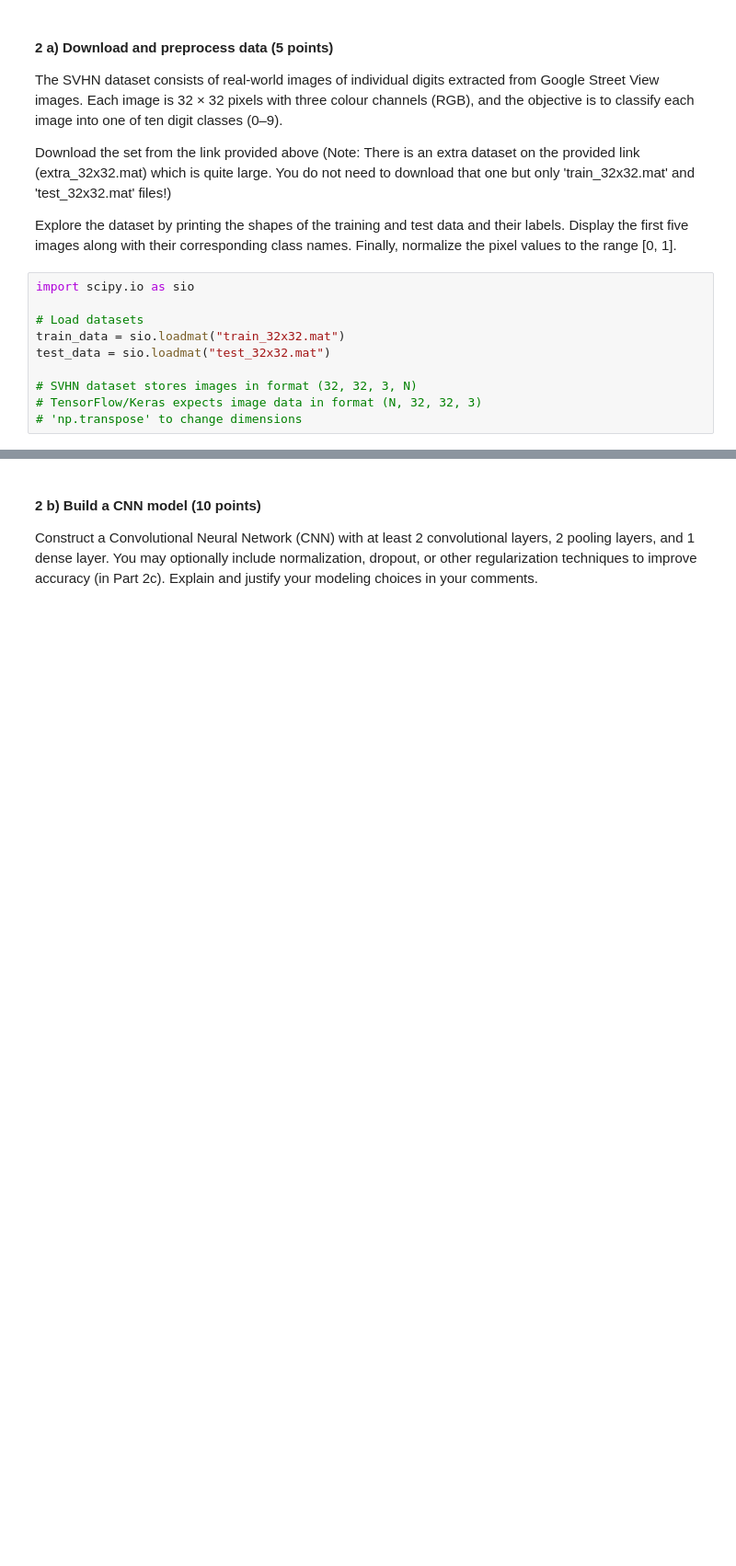
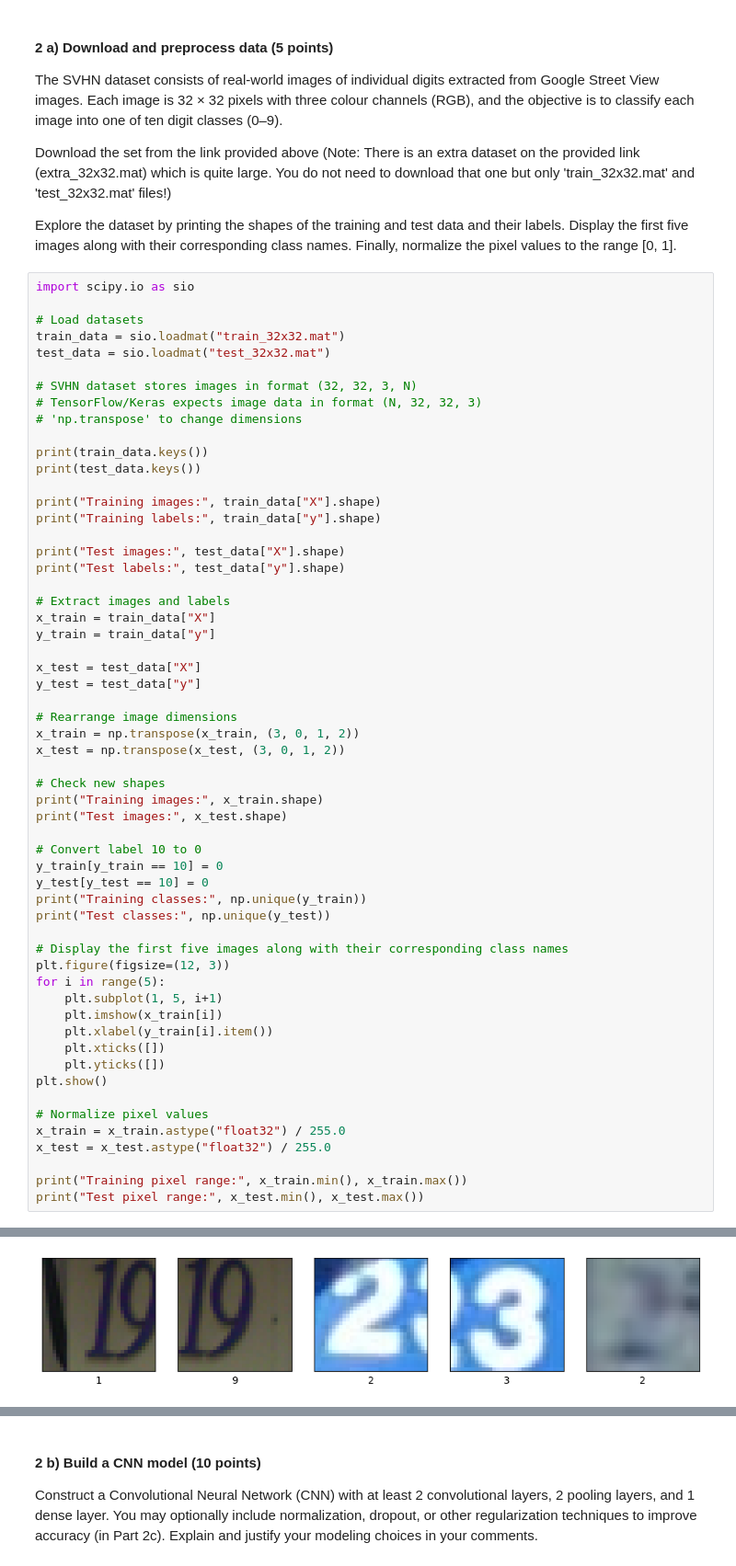
Before and after one commit to cloverco3la/GRA-41624-Deep-Learning, a Jupyter notebook: project-GRA4162-fall2026.ipynb, the cells around one changed output, grey strips where cells are left out. Shown at 92% size. Cells and saved outputs as stored; diff of their text form; blank space fills up the shorter version.

```diff
--- a/project-GRA4162-fall2026.ipynb
+++ b/project-GRA4162-fall2026.ipynb
@@ -294,3 +432,51 @@ test_data = sio.loadmat("test_32x32.mat")
 # SVHN dataset stores images in format (32, 32, 3, N)
 # TensorFlow/Keras expects image data in format (N, 32, 32, 3)
 # 'np.transpose' to change dimensions
+
+print(train_data.keys())
+print(test_data.keys())
+
+print("Training images:", train_data["X"].shape)
+print("Training labels:", train_data["y"].shape)
+
+print("Test images:", test_data["X"].shape)
+print("Test labels:", test_data["y"].shape)
+
+# Extract images and labels
+x_train = train_data["X"]
+y_train = train_data["y"]
+
+x_test = test_data["X"]
+y_test = test_data["y"]
+
+# Rearrange image dimensions
+x_train = np.transpose(x_train, (3, 0, 1, 2))
+x_test = np.transpose(x_test, (3, 0, 1, 2))
+
+# Check new shapes
+print("Training images:", x_train.shape)
+print("Test images:", x_test.shape)
+
+# Convert label 10 to 0
+y_train[y_train == 10] = 0
+y_test[y_test == 10] = 0
+print("Training classes:", np.unique(y_train))
+print("Test classes:", np.unique(y_test))
+
+# Display the first five images along with their corresponding class names
+plt.figure(figsize=(12, 3))
+for i in range(5):
+    plt.subplot(1, 5, i+1)
+    plt.imshow(x_train[i])
+    plt.xlabel(y_train[i].item())
+    plt.xticks([])
+    plt.yticks([])
+plt.show()
+
+# Normalize pixel values
+x_train = x_train.astype("float32") / 255.0
+x_test = x_test.astype("float32") / 255.0
+
+print("Training pixel range:", x_train.min(), x_train.max())
+print("Test pixel range:", x_test.min(), x_test.max())
+# %% [output]
@@ -296,0 +493 @@ test_data = sio.loadmat("test_32x32.mat")
+[figure, added]
```
Also changed, not shown: parts of 10 cells of this notebook, 1 other file.
